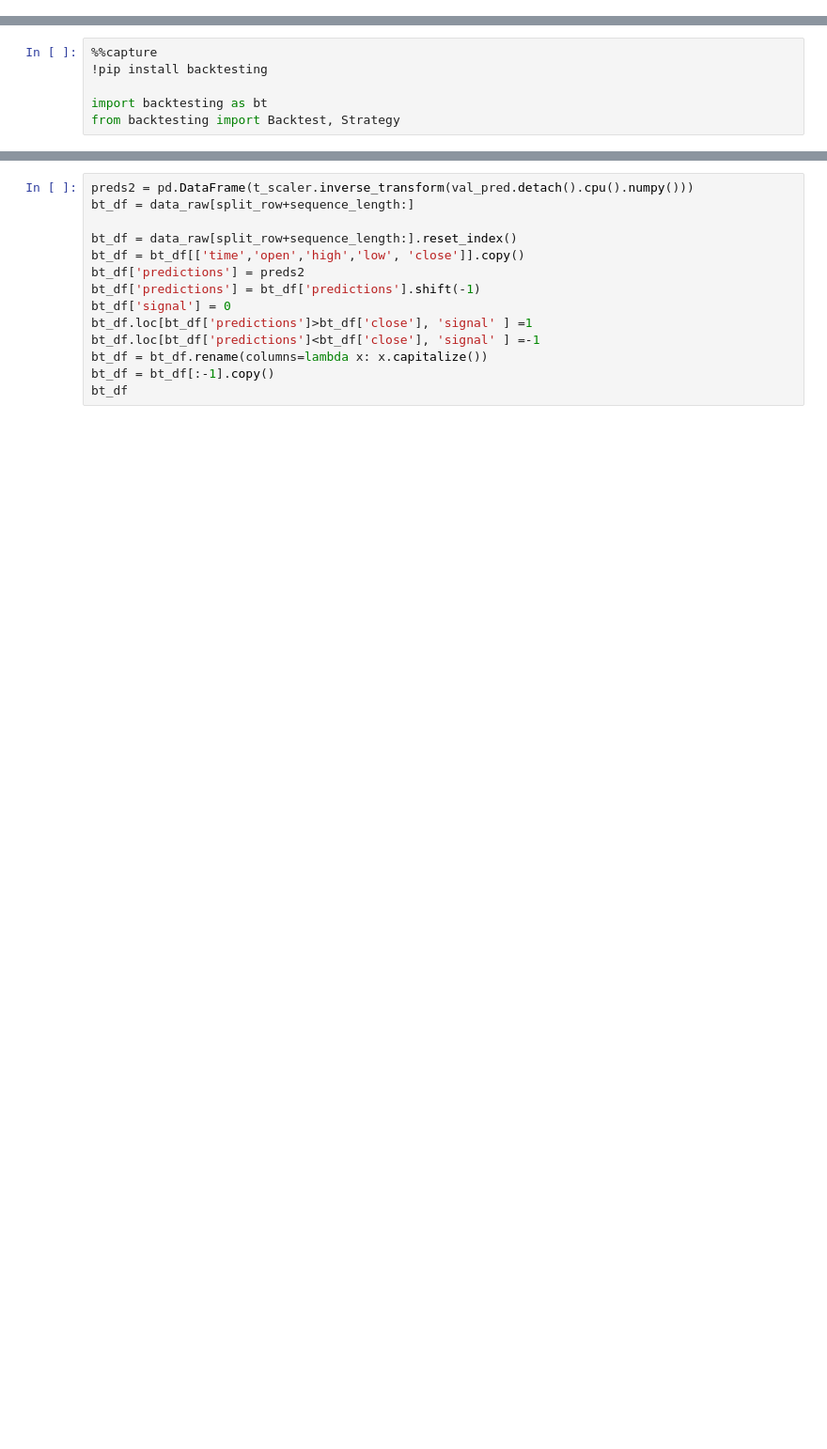
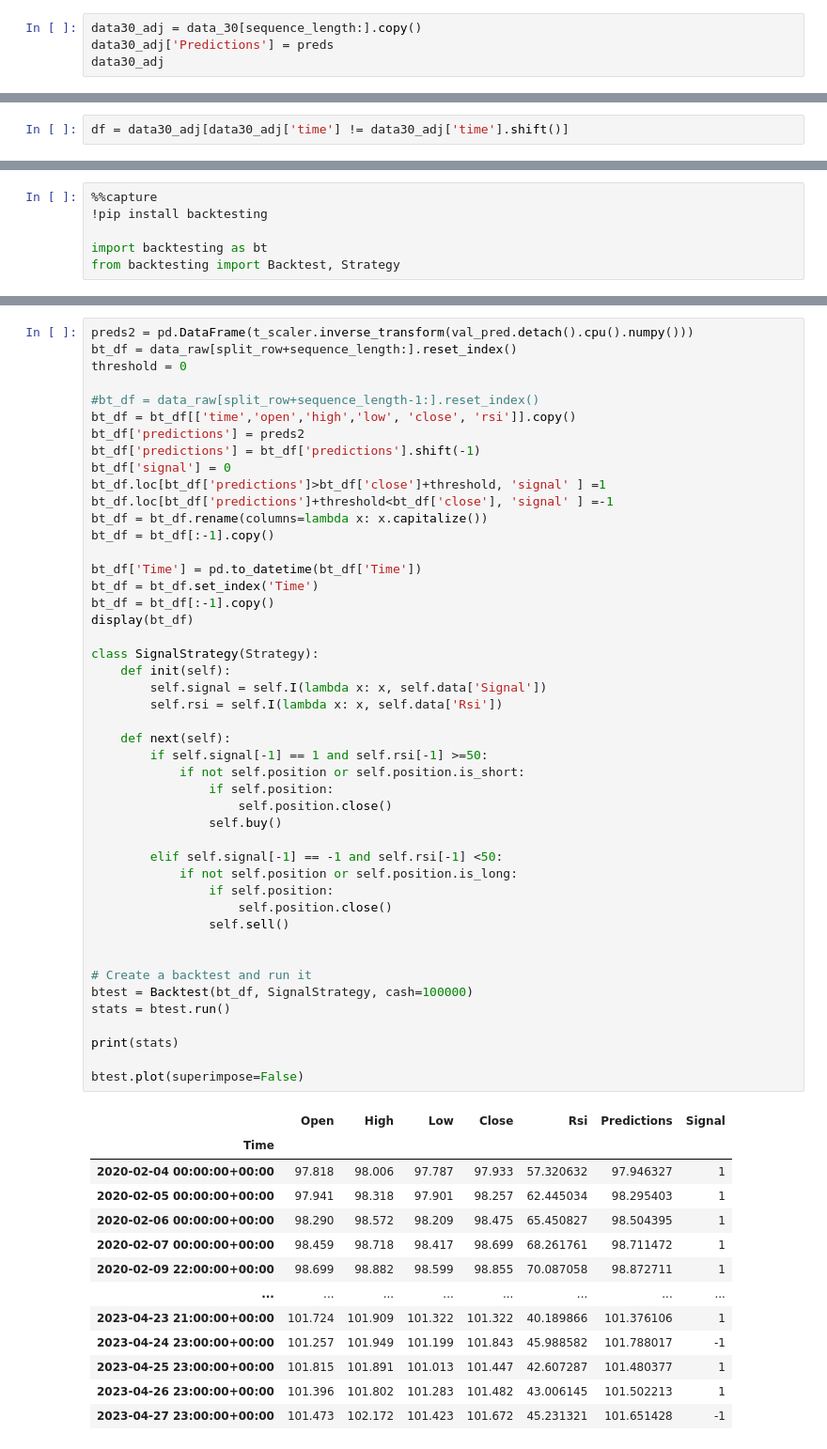
Before and after one commit to pyagoubi/Stuff, a Jupyter notebook: Untitled13.ipynb, the cells around one changed output, grey strips where cells are left out. Shown at 94% size. Cells and saved outputs as stored; diff of their text form; blank space fills up the shorter version.

```diff
--- a/Untitled13.ipynb
+++ b/Untitled13.ipynb
@@ -247,0 +364,4 @@ plt.show()
+# %%
+data30_adj = data_30[sequence_length:].copy()
+data30_adj['Predictions'] = preds
+data30_adj
@@ -247,0 +382,2 @@ plt.show()
+# %%
+df = data30_adj[data30_adj['time'] != data30_adj['time'].shift()]
@@ -254,14 +622,60 @@ from backtesting import Backtest, Strategy
 # %%
 preds2 = pd.DataFrame(t_scaler.inverse_transform(val_pred.detach().cpu().numpy()))
-bt_df = data_raw[split_row+sequence_length:]
+bt_df = data_raw[split_row+sequence_length:].reset_index()
+threshold = 0
 
-bt_df = data_raw[split_row+sequence_length:].reset_index()
-bt_df = bt_df[['time','open','high','low', 'close']].copy()
+#bt_df = data_raw[split_row+sequence_length-1:].reset_index()
+bt_df = bt_df[['time','open','high','low', 'close', 'rsi']].copy()
 bt_df['predictions'] = preds2
 bt_df['predictions'] = bt_df['predictions'].shift(-1)
 bt_df['signal'] = 0
-bt_df.loc[bt_df['predictions']>bt_df['close'], 'signal' ] =1
-bt_df.loc[bt_df['predictions']<bt_df['close'], 'signal' ] =-1
+bt_df.loc[bt_df['predictions']>bt_df['close']+threshold, 'signal' ] =1
+bt_df.loc[bt_df['predictions']+threshold<bt_df['close'], 'signal' ] =-1
 bt_df = bt_df.rename(columns=lambda x: x.capitalize())
 bt_df = bt_df[:-1].copy()
-bt_df
+
+bt_df['Time'] = pd.to_datetime(bt_df['Time'])
+bt_df = bt_df.set_index('Time')
+bt_df = bt_df[:-1].copy()
+display(bt_df)
+
+class SignalStrategy(Strategy):
+    def init(self):
+        self.signal = self.I(lambda x: x, self.data['Signal'])
+        self.rsi = self.I(lambda x: x, self.data['Rsi'])
+
+    def next(self):
+        if self.signal[-1] == 1 and self.rsi[-1] >=50:
+            if not self.position or self.position.is_short:
+                if self.position:
+                    self.position.close()
+                self.buy()
+
+        elif self.signal[-1] == -1 and self.rsi[-1] <50:
+            if not self.position or self.position.is_long:
+                if self.position:
+                    self.position.close()
+                self.sell()
+
+
+# Create a backtest and run it
+btest = Backtest(bt_df, SignalStrategy, cash=100000)
+stats = btest.run()
+
+print(stats)
+
+btest.plot(superimpose=False)
+# %% [output]
+|  | Open | High | Low | Close | Rsi | Predictions | Signal |
+| Time |  |  |  |  |  |  |  |
+| 2020-02-04 00:00:00+00:00 | 97.818 | 98.006 | 97.787 | 97.933 | 57.320632 | 97.946327 | 1 |
+| 2020-02-05 00:00:00+00:00 | 97.941 | 98.318 | 97.901 | 98.257 | 62.445034 | 98.295403 | 1 |
+| 2020-02-06 00:00:00+00:00 | 98.290 | 98.572 | 98.209 | 98.475 | 65.450827 | 98.504395 | 1 |
+| 2020-02-07 00:00:00+00:00 | 98.459 | 98.718 | 98.417 | 98.699 | 68.261761 | 98.711472 | 1 |
+| 2020-02-09 22:00:00+00:00 | 98.699 | 98.882 | 98.599 | 98.855 | 70.087058 | 98.872711 | 1 |
+| ... | ... | ... | ... | ... | ... | ... | ... |
+| 2023-04-23 21:00:00+00:00 | 101.724 | 101.909 | 101.322 | 101.322 | 40.189866 | 101.376106 | 1 |
+| 2023-04-24 23:00:00+00:00 | 101.257 | 101.949 | 101.199 | 101.843 | 45.988582 | 101.788017 | -1 |
+| 2023-04-25 23:00:00+00:00 | 101.815 | 101.891 | 101.013 | 101.447 | 42.607287 | 101.480377 | 1 |
+| 2023-04-26 23:00:00+00:00 | 101.396 | 101.802 | 101.283 | 101.482 | 43.006145 | 101.502213 | 1 |
+| 2023-04-27 23:00:00+00:00 | 101.473 | 102.172 | 101.423 | 101.672 | 45.231321 | 101.651428 | -1 |
```
Also changed, not shown: parts of 19 cells of this notebook.
